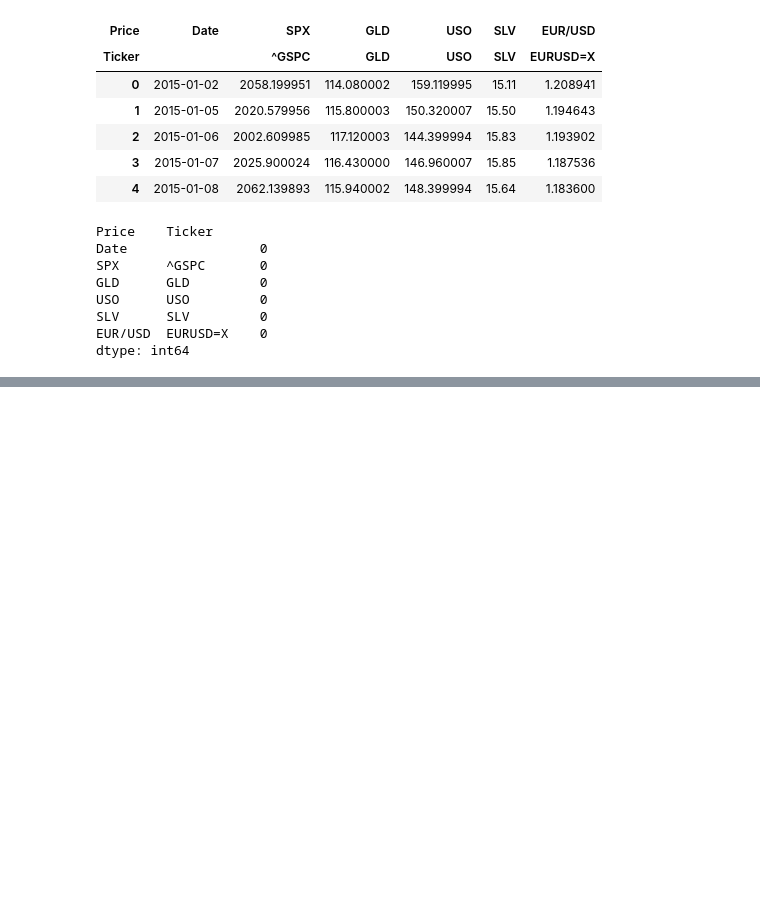
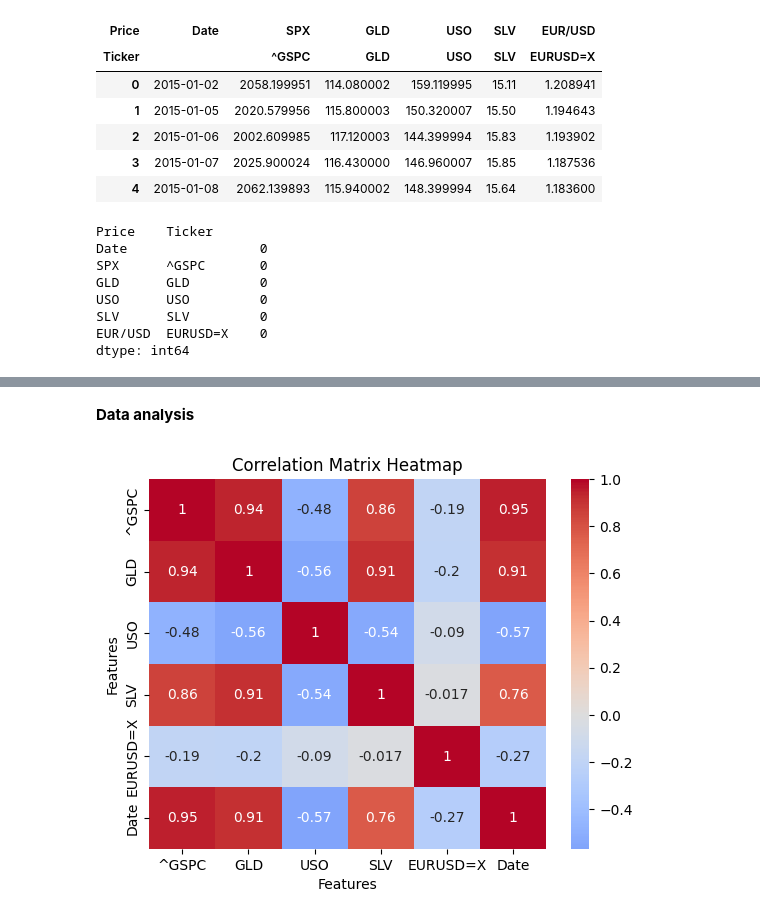
Before and after one commit to sejfovskienes/training_model, a Jupyter notebook: training/train8.ipynb, the cells around one changed output, grey strips where cells are left out. Cells and saved outputs as stored; diff of their text form; code cells hidden in the pictures; blank space fills up the shorter version.

Commit message:
[update] R2 score 0.99. possible data leakage

```diff
--- a/training/train8.ipynb
+++ b/training/train8.ipynb
@@ -98,0 +143,4 @@ df.to_csv(path, index=False)
+# %%
+path = r'C:\Users\User\dev\training_model\dataset\modified_financial_data.csv'
+df = pd.read_csv(path)
+df.head()
@@ -98,0 +164,4 @@ df.to_csv(path, index=False)
+# %%
+df['Date'] = pd.to_datetime(df['Date'])
+# %% [markdown]
+**Data analysis**
@@ -98,0 +172,13 @@ df.to_csv(path, index=False)
+# %%
+correlation  = df.corr()
+# %%
+sns.heatmap(correlation, cmap='coolwarm',
+            center=0, annot=True)
+
+plt.title('Correlation Matrix Heatmap')
+plt.xlabel('Features')
+plt.ylabel('Features')
+
+plt.show()
+# %% [output]
+[figure, added]
```
Also changed, not shown: parts of 26 cells of this notebook, 3 other files.
